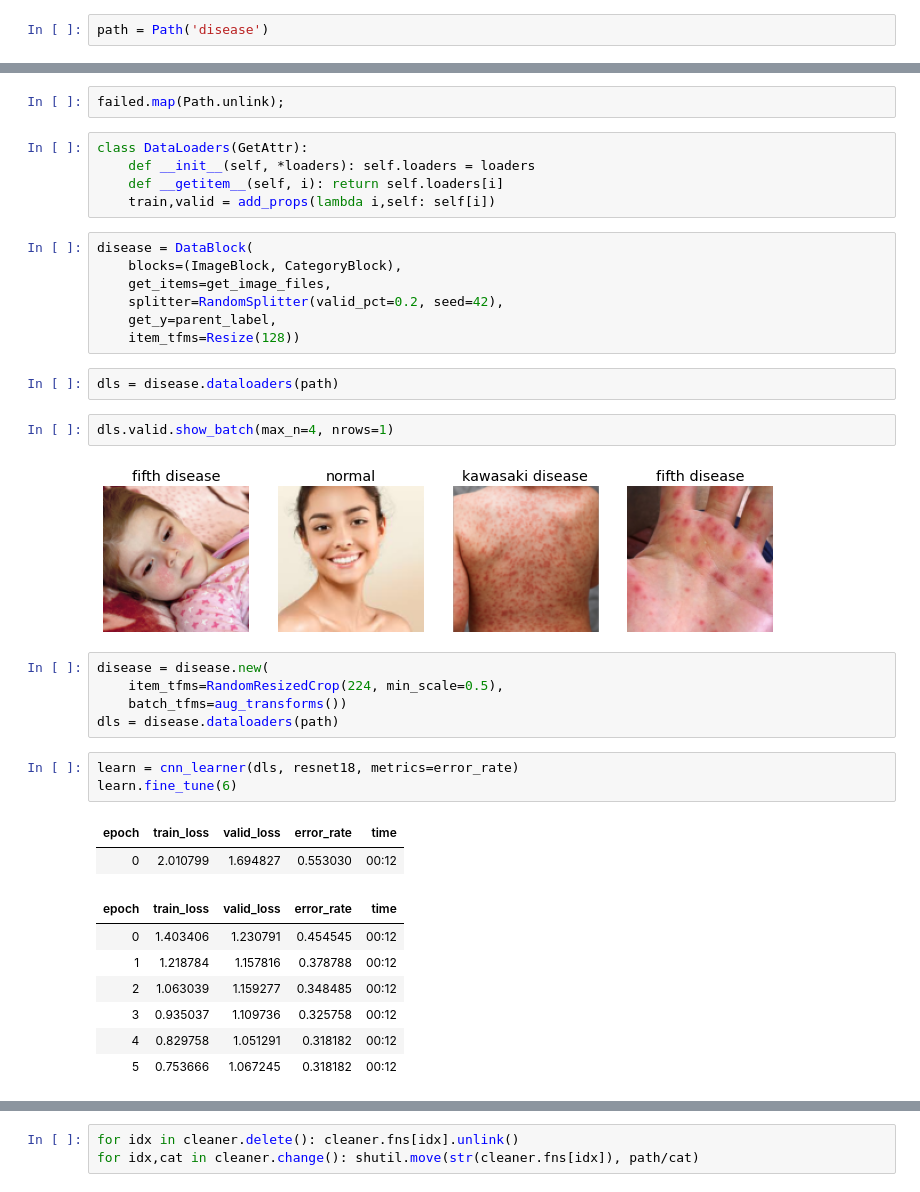
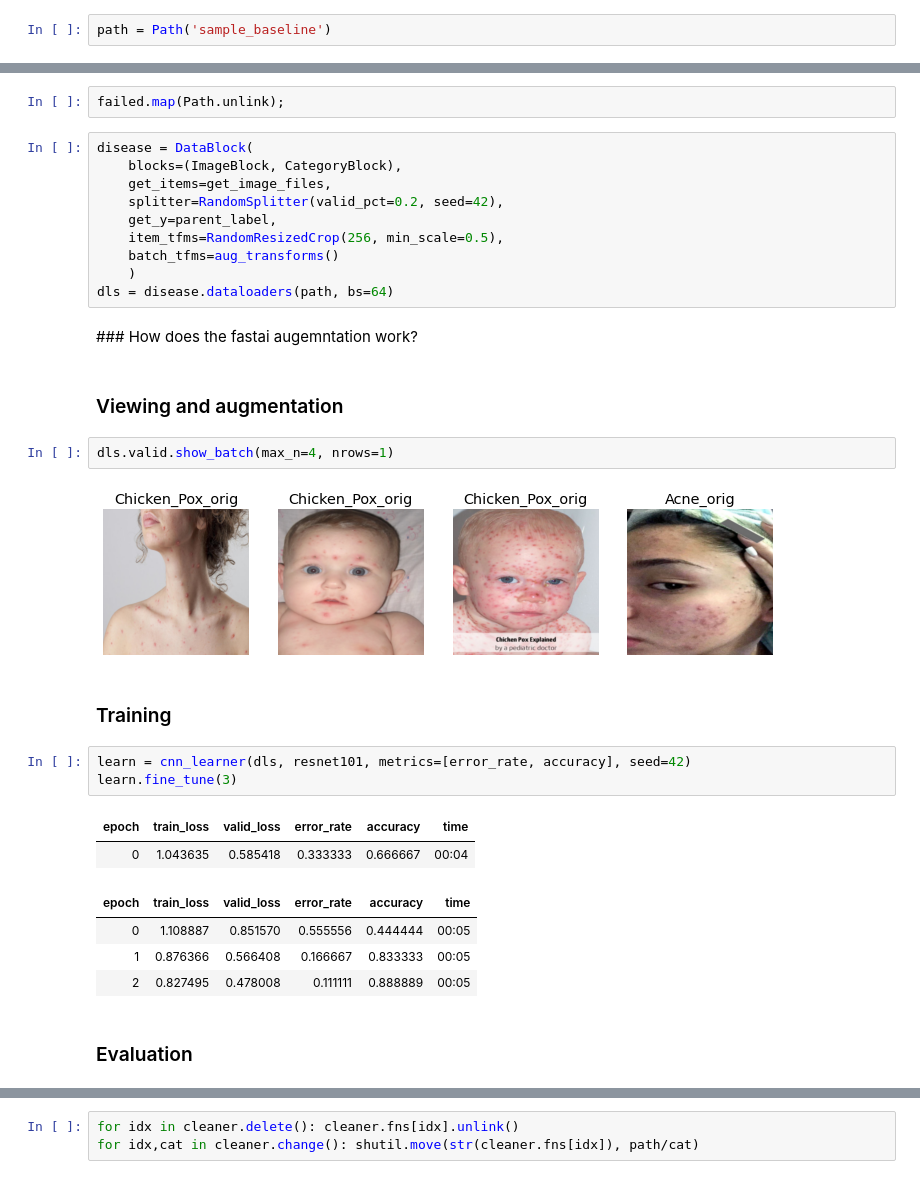
Before and after one commit to kieran514/KieranProjects, a Jupyter notebook: RASH_1.ipynb, the cells around one changed output, grey strips where cells are left out. Cells and saved outputs as stored; diff of their text form.

```diff
--- a/RASH_1.ipynb
+++ b/RASH_1.ipynb
@@ -44,5 +28,5 @@ checks = 'skin', 'lips and mouth', 'hands and feet', 'eyes'
 # %%
-path = Path('disease')
+path = Path('sample_baseline')
 # %%
 # if not path.exists():
 #     path.mkdir()
@@ -68,40 +48,36 @@ failed
 # %%
 failed.map(Path.unlink);
-# %%
-class DataLoaders(GetAttr):
-    def __init__(self, *loaders): self.loaders = loaders
-    def __getitem__(self, i): return self.loaders[i]
-    train,valid = add_props(lambda i,self: self[i])
 # %%
 disease = DataBlock(
     blocks=(ImageBlock, CategoryBlock),
     get_items=get_image_files,
     splitter=RandomSplitter(valid_pct=0.2, seed=42),
     get_y=parent_label,
-    item_tfms=Resize(128))
+    item_tfms=RandomResizedCrop(256, min_scale=0.5),
+    batch_tfms=aug_transforms()
+    )
+dls = disease.dataloaders(path, bs=64)
-# %%
-dls = disease.dataloaders(path)
+# %% [markdown]
+### How does the fastai augemntation work?
+# %% [markdown]
+### Viewing and augmentation
 # %%
 dls.valid.show_batch(max_n=4, nrows=1)
 # %% [output]
-[figure, old version]
+[figure, new version]
-# %%
-disease = disease.new(
-    item_tfms=RandomResizedCrop(224, min_scale=0.5),
-    batch_tfms=aug_transforms())
-dls = disease.dataloaders(path)
+# %% [markdown]
+### Training
 # %%
-learn = cnn_learner(dls, resnet18, metrics=error_rate)
-learn.fine_tune(6)
+learn = cnn_learner(dls, resnet101, metrics=[error_rate, accuracy], seed=42)
+learn.fine_tune(3)
 # %% [output]
-| epoch | train_loss | valid_loss | error_rate | time |
-| 0 | 2.010799 | 1.694827 | 0.553030 | 00:12 |
+| epoch | train_loss | valid_loss | error_rate | accuracy | time |
+| 0 | 1.043635 | 0.585418 | 0.333333 | 0.666667 | 00:04 |
-| epoch | train_loss | valid_loss | error_rate | time |
-| 0 | 1.403406 | 1.230791 | 0.454545 | 00:12 |
-| 1 | 1.218784 | 1.157816 | 0.378788 | 00:12 |
-| 2 | 1.063039 | 1.159277 | 0.348485 | 00:12 |
-| 3 | 0.935037 | 1.109736 | 0.325758 | 00:12 |
-| 4 | 0.829758 | 1.051291 | 0.318182 | 00:12 |
-| 5 | 0.753666 | 1.067245 | 0.318182 | 00:12 |
+| epoch | train_loss | valid_loss | error_rate | accuracy | time |
+| 0 | 1.108887 | 0.851570 | 0.555556 | 0.444444 | 00:05 |
+| 1 | 0.876366 | 0.566408 | 0.166667 | 0.833333 | 00:05 |
+| 2 | 0.827495 | 0.478008 | 0.111111 | 0.888889 | 00:05 |
+# %% [markdown]
+### Evaluation
 # %%
 interp = ClassificationInterpretation.from_learner(learn)
```
Also changed, not shown: parts of 32 cells of this notebook.
